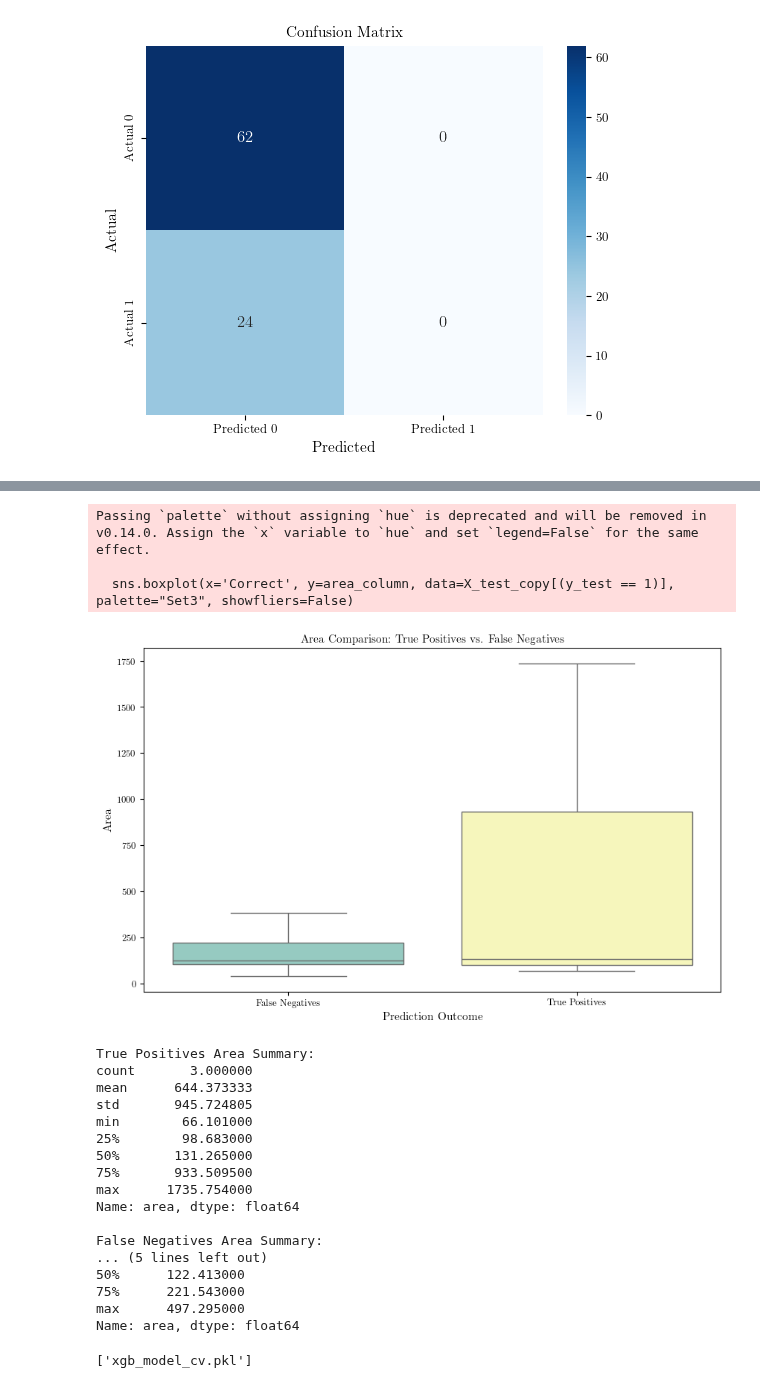
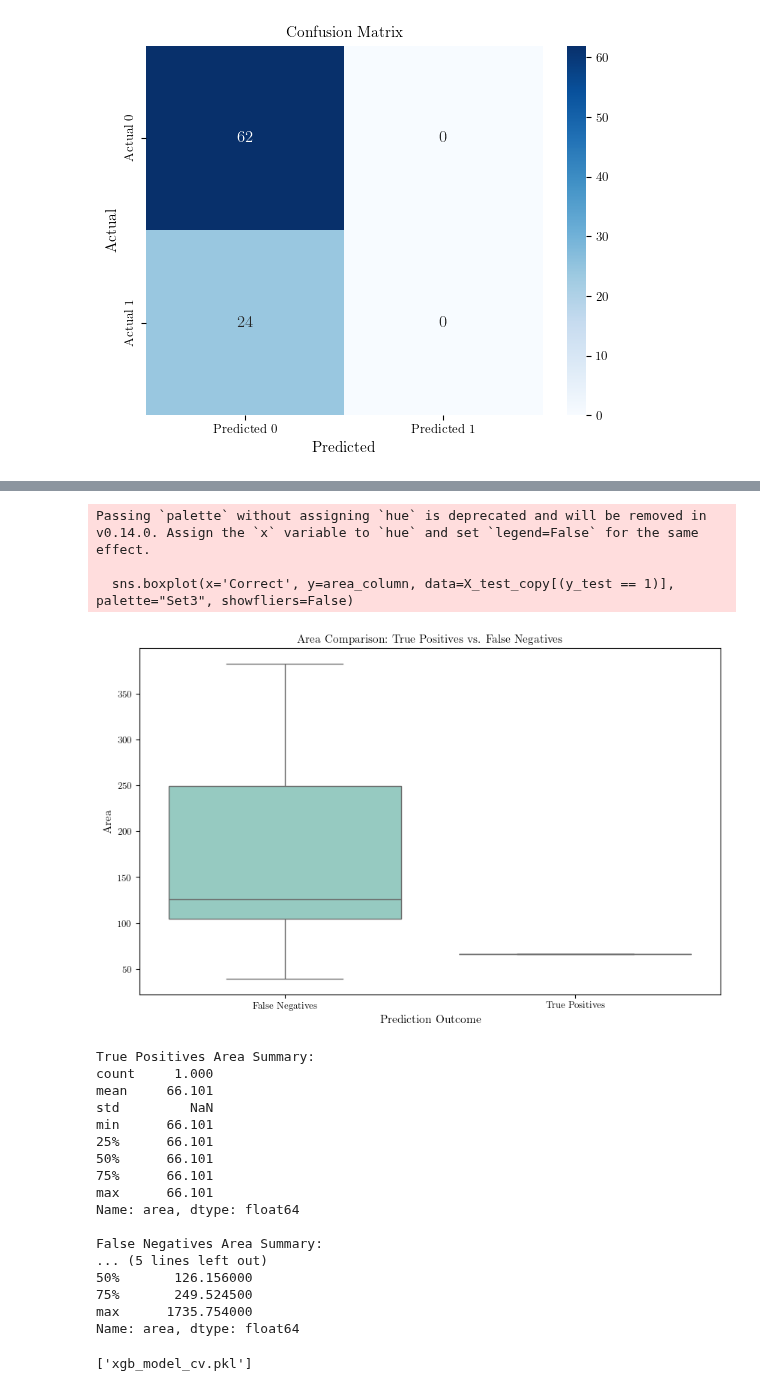
Before and after one commit to ol-webb/tree_gaps4, a Jupyter notebook: all_gaps_mk2/main1 - Copy.ipynb, the cells around one changed output, grey strips where cells are left out. Saved outputs shown, nothing was run; the diff lists cells and outputs as text; code cells hidden in the pictures.

```diff
--- a/all_gaps_mk2/main1 - Copy.ipynb
+++ b/all_gaps_mk2/main1 - Copy.ipynb
@@ -3305,28 +3334,0 @@ Area Under the ROC Curve (AUC): 0.57
-# %%
-from sklearn.metrics import precision_recall_curve, average_precision_score
-import matplotlib.pyplot as plt
-
-# Assuming you have your model and test data
-strs='X_df_2yr'
-model = custom_xgb_model[strs]
-X_test = train_test_splits[strs]['X_test'].drop(columns='area',axis=1)
-y_test = train_test_splits[strs]['y_test']
-
-# Step 1: Get the predicted probabilities for the positive class
-y_prob = model.predict_proba(X_test)[:, 1]
-
-# Step 2: Calculate precision and recall values
-precision, recall, thresholds = precision_recall_curve(y_test, y_prob)
-
-# Calculate the average precision score (optional, for reference)
-avg_precision = average_precision_score(y_test, y_prob)
-
-# Step 3: Plot the precision-recall curve
-plt.figure(figsize=(8, 6))
-plt.plot(recall, precision, color='b', lw=2, label=f'Precision-Recall curve (AP = {avg_precision:.2f})')
-plt.xlabel('Recall')
-plt.ylabel('Precision')
-plt.title('Precision-Recall Curve')
-plt.legend(loc='lower left')
-plt.grid(True)
-plt.show()
@@ -3335,5 +3335,5 @@ plt.show()
 # %%
-def analyze_predictions(model, X_test, y_test, area_column='area'):
+def analyze_predictions(string, area_column='area'):
     """
     Analyze predictions by comparing the areas of True Positives and False Negatives.
 
@@ -3346,6 +3346,10 @@ def analyze_predictions(model, X_test, y_test, area_column='area'):
     Returns:
         None. Displays a boxplot and prints summary statistics.
     """
+    model=custom_xgb_model[string]
+    X_test=train_test_splits[string]['X_test']
+    y_test=train_test_splits[string]['y_test']
+
     # Make a copy of the original test set to avoid modifying the input directly
     X_test_copy = X_test.copy()
 
@@ -3356,51 +3360,51 @@ def analyze_predictions(model, X_test, y_test, area_column='area'):
     # Add the predictions back to the original test DataFrame
     X_test_copy['Predicted'] = y_pred
 
     # Create a column to indicate whether the prediction was correct (1 for True Positive, 0 for False Negative)
     X_test_copy['Correct'] = (y_test == X_test_copy['Predicted']).astype(int)
 
     # Filter out the True Positives and False Negatives
     true_positives = X_test_copy[(y_test == 1) & (X_test_copy['Predicted'] == 1)]
     false_negatives = X_test_copy[(y_test == 1) & (X_test_copy['Predicted'] == 0)]
 
     # Plot the areas of True Positives and False Negatives
     plt.figure(figsize=(10, 6))
     sns.boxplot(x='Correct', y=area_column, data=X_test_copy[(y_test == 1)], palette="Set3", showfliers=False)
     plt.xticks([0, 1], ['False Negatives', 'True Positives'])
     plt.title('Area Comparison: True Positives vs. False Negatives')
     plt.ylabel('Area')
     plt.xlabel('Prediction Outcome')
     plt.show()
 
     # Summary statistics
     print("True Positives Area Summary:")
     print(true_positives[area_column].describe())
     print("\nFalse Negatives Area Summary:")
     print(false_negatives[area_column].describe())
 
 # Example usage:
-analyze_predictions(model, X_df_2yr_frost_test, y_df_2yr_frost_test)
+analyze_predictions('X_df_2yr_quegan')
 # %% [output]
 Passing `palette` without assigning `hue` is deprecated and will be removed in v0.14.0. Assign the `x` variable to `hue` and set `legend=False` for the same effect.
 
   sns.boxplot(x='Correct', y=area_column, data=X_test_copy[(y_test == 1)], palette="Set3", showfliers=False)
-[figure, old version]
+[figure, new version]
 True Positives Area Summary:
-count       3.000000
-mean      644.373333
-std       945.724805
-min        66.101000
-25%        98.683000
-50%       131.265000
-75%       933.509500
-max      1735.754000
+count     1.000
+mean     66.101
+std         NaN
+min      66.101
+25%      66.101
+50%      66.101
+75%      66.101
+max      66.101
 Name: area, dtype: float64
 
 False Negatives Area Summary:
 ... (5 lines left out)
-50%      122.413000
-75%      221.543000
-max      497.295000
+50%       126.156000
+75%       249.524500
+max      1735.754000
 Name: area, dtype: float64
 # %%
 joblib.dump(best_model['model'], 'xgb_model_cv.pkl')
```
Also changed, not shown: parts of 2 cells of this notebook, 2 other files.
